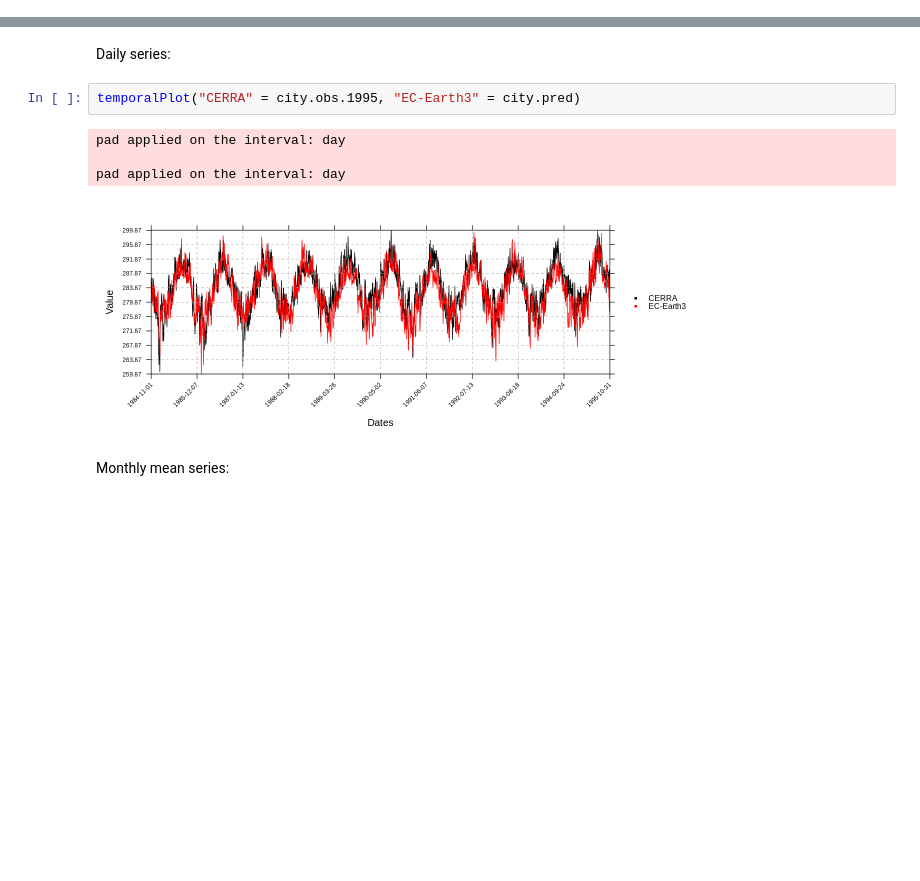
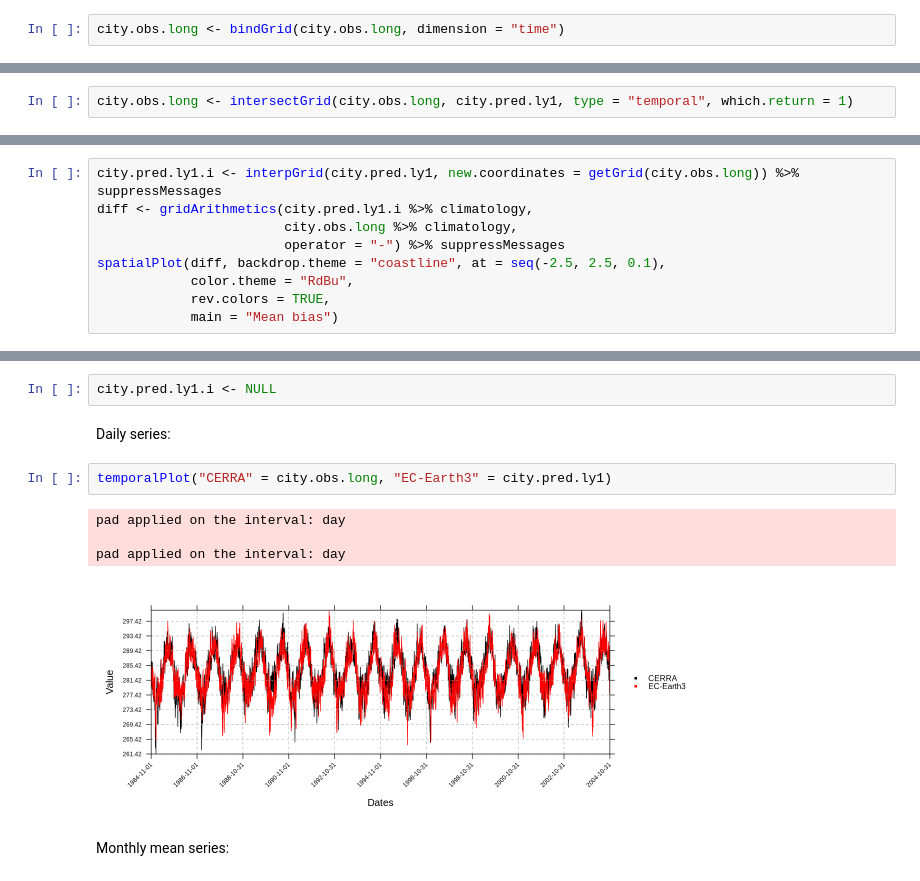
Before and after one commit to impetus4change/T31-ESD-hub, a Jupyter notebook: Notebooks/2024_bias_correction_with_climate4R.ipynb, the cells around one changed output, grey strips where cells are left out. Drawn from its saved outputs; the diff is of its cells as text; blank space fills up the shorter version.

```diff
--- a/Notebooks/2024_bias_correction_with_climate4R.ipynb
+++ b/Notebooks/2024_bias_correction_with_climate4R.ipynb
@@ -242,0 +662,2 @@ spatialPlot(diff, backdrop.theme = "coastline", at = seq(-2.5, 2.5, 0.1),
+# %%
+city.obs.long <- bindGrid(city.obs.long, dimension = "time")
@@ -242,0 +666,2 @@ spatialPlot(diff, backdrop.theme = "coastline", at = seq(-2.5, 2.5, 0.1),
+# %%
+city.obs.long <- intersectGrid(city.obs.long, city.pred.ly1, type = "temporal", which.return = 1)
@@ -242,0 +672,9 @@ spatialPlot(diff, backdrop.theme = "coastline", at = seq(-2.5, 2.5, 0.1),
+# %%
+city.pred.ly1.i <- interpGrid(city.pred.ly1, new.coordinates = getGrid(city.obs.long)) %>% suppressMessages
+diff <- gridArithmetics(city.pred.ly1.i %>% climatology,
+                        city.obs.long %>% climatology,
+                        operator = "-") %>% suppressMessages
+spatialPlot(diff, backdrop.theme = "coastline", at = seq(-2.5, 2.5, 0.1),
+            color.theme = "RdBu",
+            rev.colors = TRUE,
+            main = "Mean bias")
@@ -243,12 +683,14 @@ spatialPlot(diff, backdrop.theme = "coastline", at = seq(-2.5, 2.5, 0.1),
+# %%
+city.pred.ly1.i <- NULL
 # %% [markdown]
 Daily series:
 # %%
-temporalPlot("CERRA" = city.obs.1995, "EC-Earth3" = city.pred)
+temporalPlot("CERRA" = city.obs.long, "EC-Earth3" = city.pred.ly1)
 # %% [output]
 pad applied on the interval: day
 
 pad applied on the interval: day
-[figure, old version]
+[figure, new version]
 # %% [markdown]
 Monthly mean series:
 # %%
```
Also changed, not shown: parts of 200 cells of this notebook, 1 other file.
